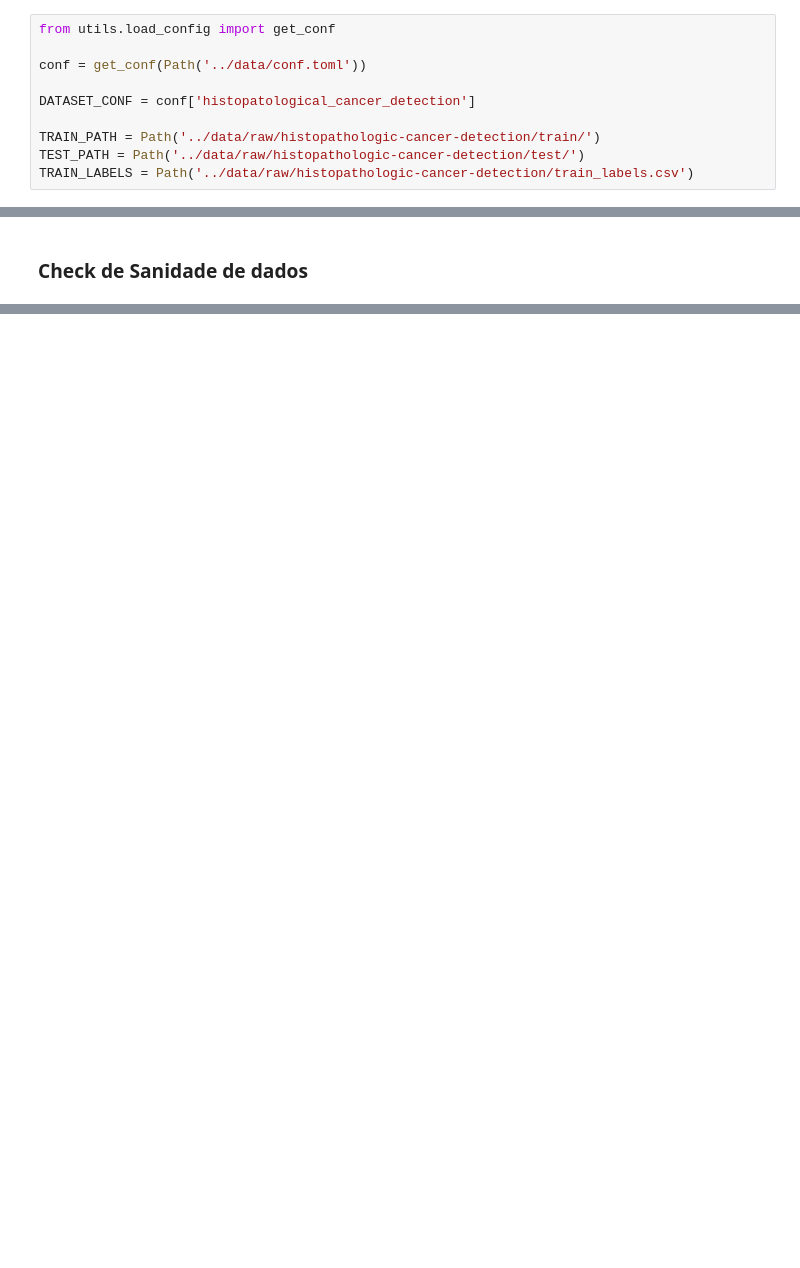
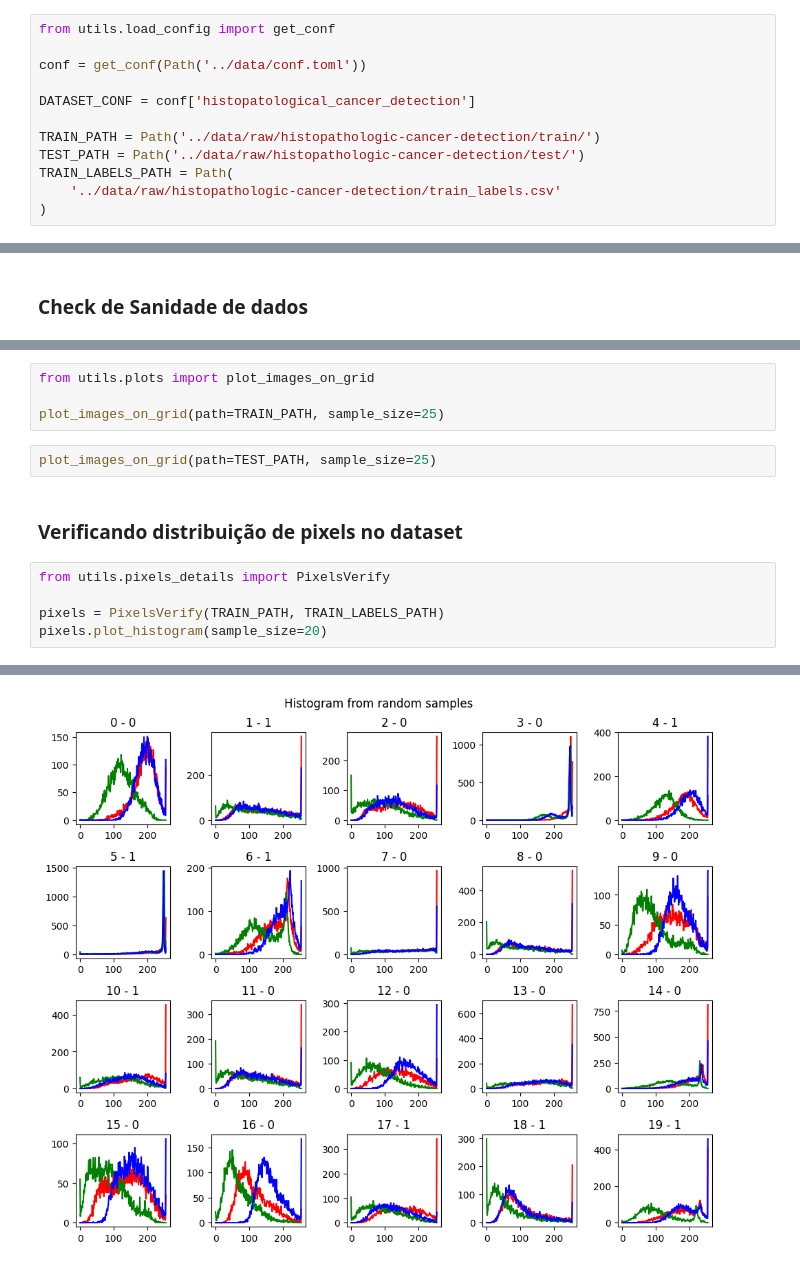
Before and after one commit to smrenato/histopathologic_cancer_detect, a Jupyter notebook: notebooks/eda.ipynb, the cells around one changed output, grey strips where cells are left out. Saved outputs shown, nothing was run; the diff lists cells and outputs as text; blank space fills up the shorter version.

Commit message:
finish dataset explorations

```diff
--- a/notebooks/eda.ipynb
+++ b/notebooks/eda.ipynb
@@ -27,7 +20,9 @@ DATASET_CONF = conf['histopatological_cancer_detection']
 
 TRAIN_PATH = Path('../data/raw/histopathologic-cancer-detection/train/')
 TEST_PATH = Path('../data/raw/histopathologic-cancer-detection/test/')
-TRAIN_LABELS = Path('../data/raw/histopathologic-cancer-detection/train_labels.csv')
+TRAIN_LABELS_PATH = Path(
+    '../data/raw/histopathologic-cancer-detection/train_labels.csv'
+)
 # %% [markdown]
 ### Tamanho do dataset  e Distribuição de Classes
 # %%
@@ -81,0 +77,14 @@ Name: proportion, dtype: float64
+# %%
+from utils.plots import plot_images_on_grid
+
+plot_images_on_grid(path=TRAIN_PATH, sample_size=25)
+# %%
+plot_images_on_grid(path=TEST_PATH, sample_size=25)
+# %% [markdown]
+### Verificando distribuição de pixels no dataset
+# %%
+from utils.pixels_details import PixelsVerify
+
+pixels = PixelsVerify(TRAIN_PATH, TRAIN_LABELS_PATH)
+pixels.plot_histogram(sample_size=20)
+# %% [output]
@@ -81,0 +92 @@ Name: proportion, dtype: float64
+[figure, added]
```
Also changed, not shown: parts of 13 cells of this notebook, 6 other files.
